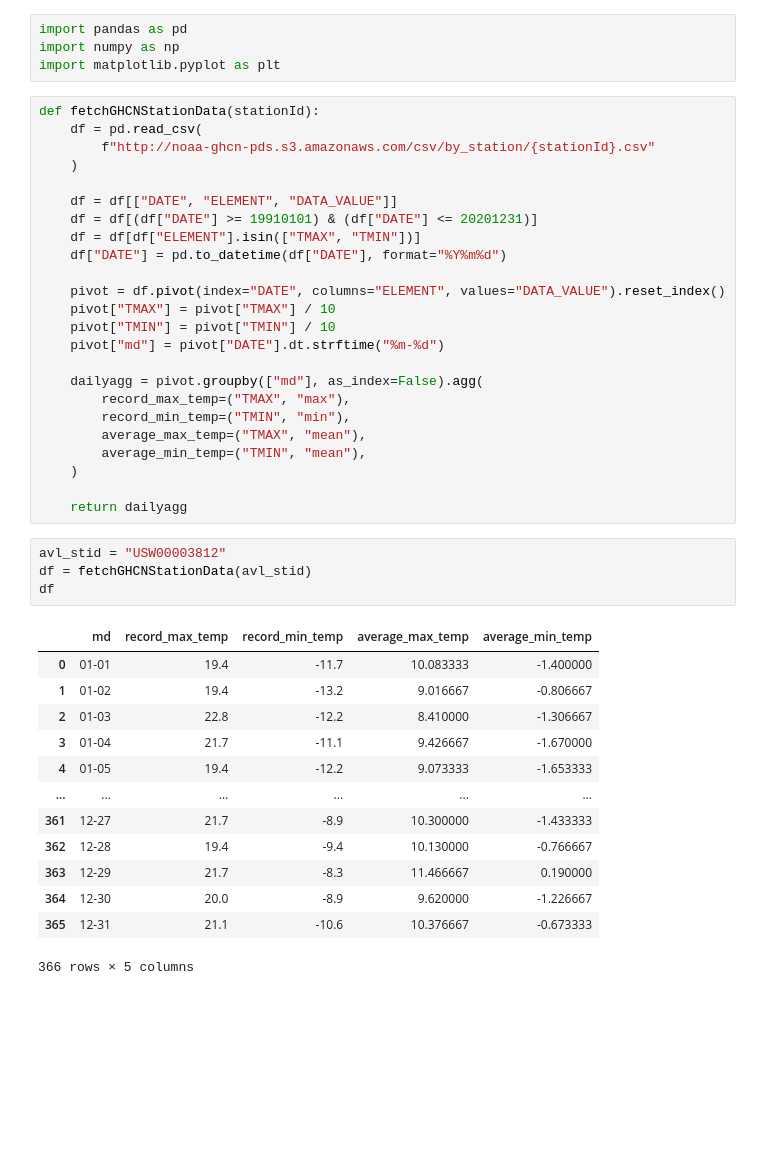
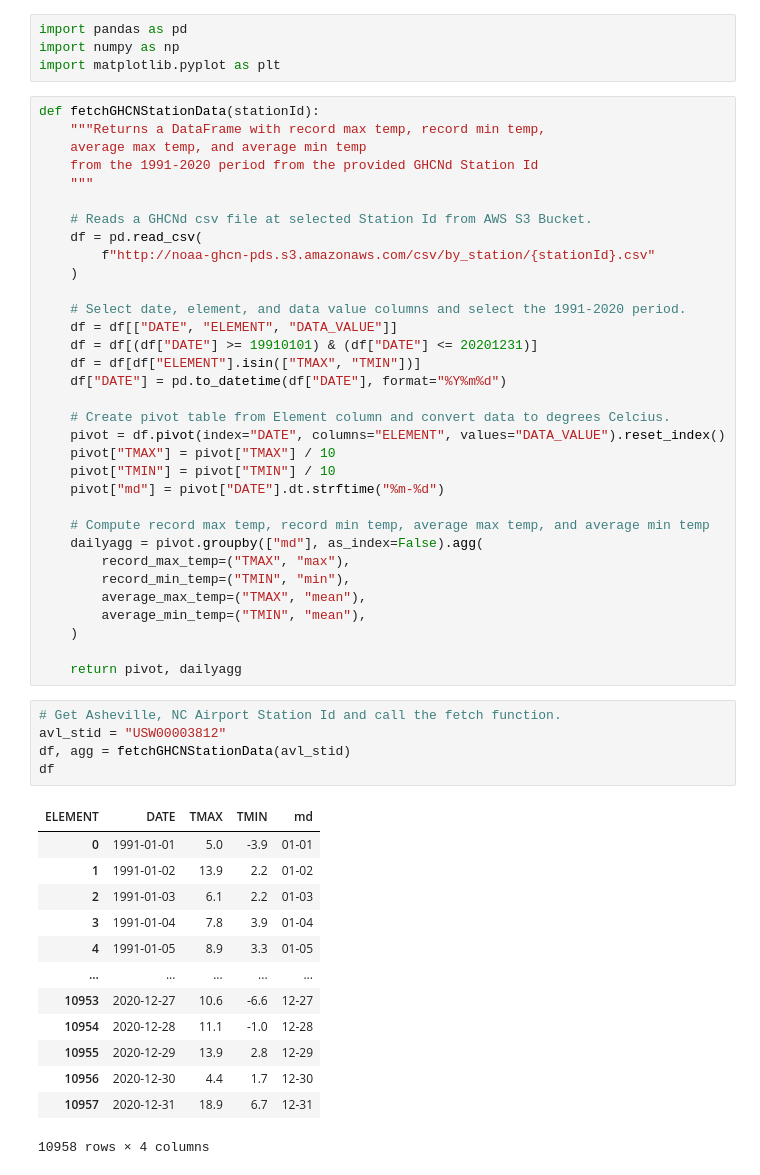
Before and after one commit to atmsillinois/ATMS-523-Module-3, a Jupyter notebook: Okrend_ATMS523_Module3_Project.ipynb, the cells around one changed output. Cells and saved outputs as stored; diff of their text form; blank space fills up the shorter version.

```diff
--- a/Okrend_ATMS523_Module3_Project.ipynb
+++ b/Okrend_ATMS523_Module3_Project.ipynb
@@ -4,20 +4,29 @@ import numpy as np
 import matplotlib.pyplot as plt
 # %%
 def fetchGHCNStationData(stationId):
+    """Returns a DataFrame with record max temp, record min temp,
+    average max temp, and average min temp
+    from the 1991-2020 period from the provided GHCNd Station Id
+    """
+
+    # Reads a GHCNd csv file at selected Station Id from AWS S3 Bucket.
     df = pd.read_csv(
         f"http://noaa-ghcn-pds.s3.amazonaws.com/csv/by_station/{stationId}.csv"
     )
 
+    # Select date, element, and data value columns and select the 1991-2020 period.
     df = df[["DATE", "ELEMENT", "DATA_VALUE"]]
     df = df[(df["DATE"] >= 19910101) & (df["DATE"] <= 20201231)]
     df = df[df["ELEMENT"].isin(["TMAX", "TMIN"])]
     df["DATE"] = pd.to_datetime(df["DATE"], format="%Y%m%d")
 
+    # Create pivot table from Element column and convert data to degrees Celcius.
     pivot = df.pivot(index="DATE", columns="ELEMENT", values="DATA_VALUE").reset_index()
     pivot["TMAX"] = pivot["TMAX"] / 10
     pivot["TMIN"] = pivot["TMIN"] / 10
     pivot["md"] = pivot["DATE"].dt.strftime("%m-%d")
 
+    # Compute record max temp, record min temp, average max temp, and average min temp
     dailyagg = pivot.groupby(["md"], as_index=False).agg(
         record_max_temp=("TMAX", "max"),
         record_min_temp=("TMIN", "min"),
@@ -25,22 +34,23 @@ def fetchGHCNStationData(stationId):
         average_min_temp=("TMIN", "mean"),
     )
 
-    return dailyagg
+    return pivot, dailyagg
 # %%
+# Get Asheville, NC Airport Station Id and call the fetch function.
 avl_stid = "USW00003812"
-df = fetchGHCNStationData(avl_stid)
+df, agg = fetchGHCNStationData(avl_stid)
 df
 # %% [output]
-|  | md | record_max_temp | record_min_temp | average_max_temp | average_min_temp |
-| 0 | 01-01 | 19.4 | -11.7 | 10.083333 | -1.400000 |
-| 1 | 01-02 | 19.4 | -13.2 | 9.016667 | -0.806667 |
-| 2 | 01-03 | 22.8 | -12.2 | 8.410000 | -1.306667 |
-| 3 | 01-04 | 21.7 | -11.1 | 9.426667 | -1.670000 |
-| 4 | 01-05 | 19.4 | -12.2 | 9.073333 | -1.653333 |
-| ... | ... | ... | ... | ... | ... |
-| 361 | 12-27 | 21.7 | -8.9 | 10.300000 | -1.433333 |
-| 362 | 12-28 | 19.4 | -9.4 | 10.130000 | -0.766667 |
-| 363 | 12-29 | 21.7 | -8.3 | 11.466667 | 0.190000 |
-| 364 | 12-30 | 20.0 | -8.9 | 9.620000 | -1.226667 |
-| 365 | 12-31 | 21.1 | -10.6 | 10.376667 | -0.673333 |
+| ELEMENT | DATE | TMAX | TMIN | md |
+| 0 | 1991-01-01 | 5.0 | -3.9 | 01-01 |
+| 1 | 1991-01-02 | 13.9 | 2.2 | 01-02 |
+| 2 | 1991-01-03 | 6.1 | 2.2 | 01-03 |
+| 3 | 1991-01-04 | 7.8 | 3.9 | 01-04 |
+| 4 | 1991-01-05 | 8.9 | 3.3 | 01-05 |
+| ... | ... | ... | ... | ... |
+| 10953 | 2020-12-27 | 10.6 | -6.6 | 12-27 |
+| 10954 | 2020-12-28 | 11.1 | -1.0 | 12-28 |
+| 10955 | 2020-12-29 | 13.9 | 2.8 | 12-29 |
+| 10956 | 2020-12-30 | 4.4 | 1.7 | 12-30 |
+| 10957 | 2020-12-31 | 18.9 | 6.7 | 12-31 |
-366 rows × 5 columns
+10958 rows × 4 columns
```
Also changed, not shown: parts of 3 cells of this notebook.
